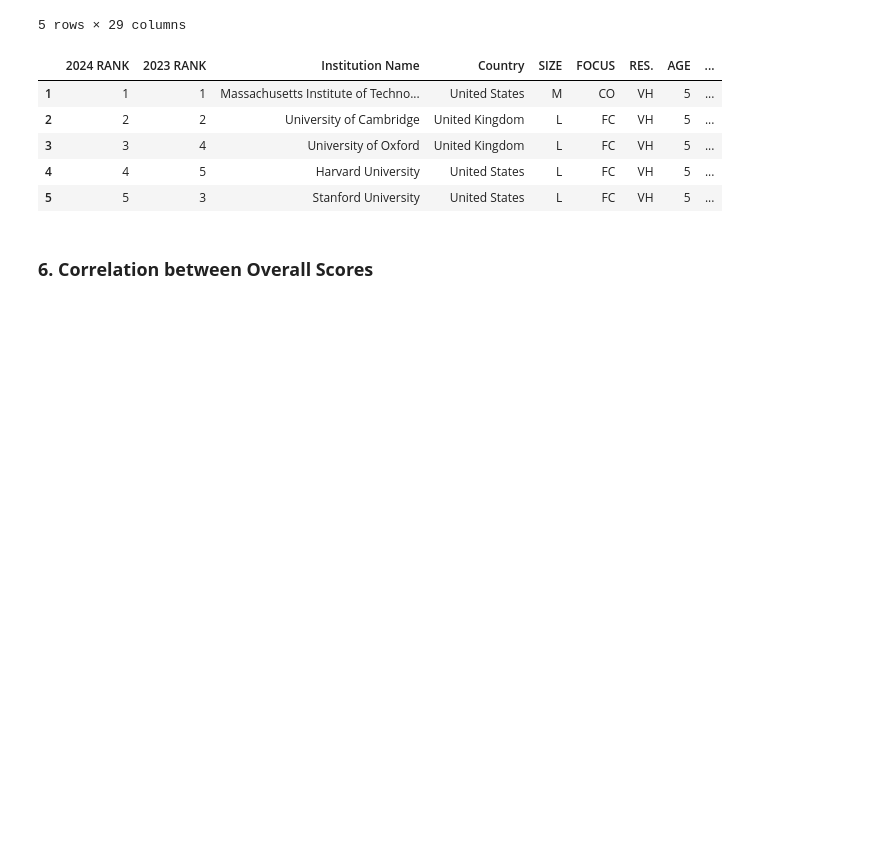
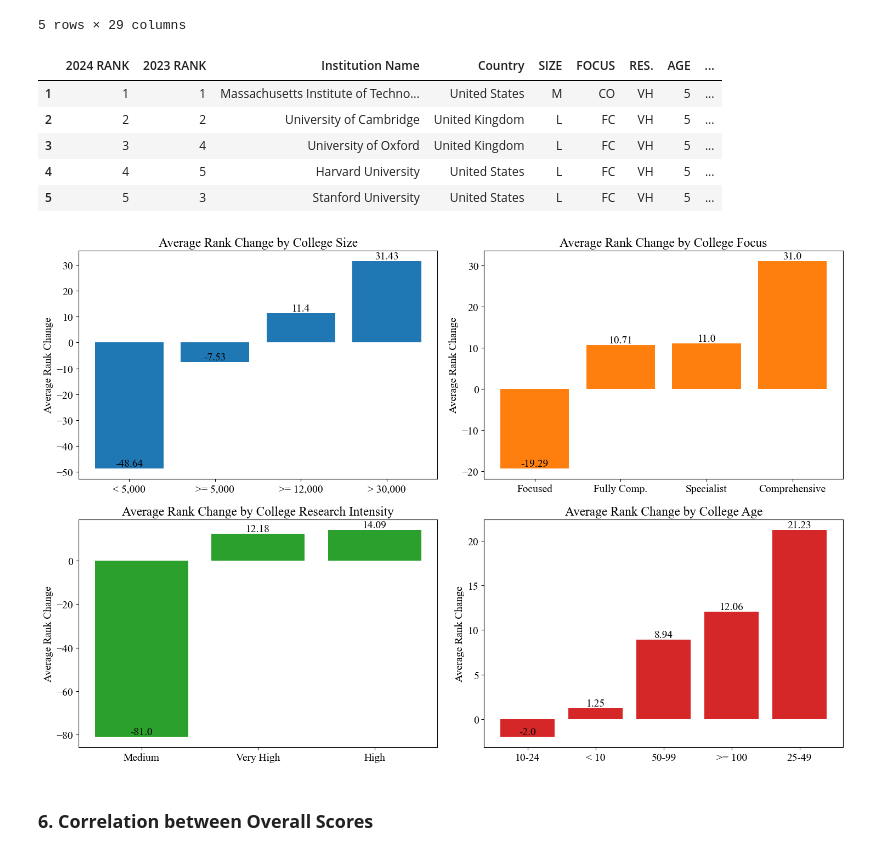
Before and after one commit to VUDataSci/data-presentation-ewanlong, a Jupyter notebook: Ranking_analysis.ipynb, the cells around one changed output. Cells and saved outputs as stored; diff of their text form; code cells hidden in the pictures; blank space fills up the shorter version.

Commit message:
Add plt plots for the last two questions

```diff
--- a/Ranking_analysis.ipynb
+++ b/Ranking_analysis.ipynb
@@ -493,6 +494,44 @@ fig.update_layout(
 
 # Show the figure
 fig.show()
+# %%
+# Define the number of rows and columns for the subplots
+row_n = 2
+col_n = 2
+
+# Calculate the mean of the 'Rank Change' column within each group and then sort them in ascending order based on the mean values
+change_by_size = qs_data.groupby('SIZE')['Rank Change'].mean().sort_values()
+change_by_focus = qs_data.groupby('FOCUS')['Rank Change'].mean().sort_values()
+change_by_res = qs_data.groupby('RES.')['Rank Change'].mean().sort_values()
+change_by_age = qs_data.groupby('AGE')['Rank Change'].mean().sort_values()
+
+# Prepare figure and axes
+fig, axs = plt.subplots(nrows=row_n, ncols=col_n, figsize=(15, 10))
+
+# List of data to plot
+change_by_categories = [change_by_size, change_by_focus, change_by_res, change_by_age]
+category_titles = ['College Size', 'College Focus', 'College Research Intensity', 'College Age']
+
+# Plot data
+for i, ax in enumerate(axs.flatten()):
+    data_to_plot = change_by_categories[i]
+    bars = ax.bar(data_to_plot.index.astype(str), data_to_plot.values, color=plt.cm.tab10(i))
+    ax.set_title(f'Average Rank Change by {category_titles[i]}')
+    ax.set_ylabel('Average Rank Change')
+
+    # Adding labels to each bar
+    for bar in bars:
+        yval = bar.get_height()
+        ax.text(bar.get_x() + bar.get_width()/2, yval, round(yval, 2), va='bottom', ha='center')
+
+
+# Adjust layout
+plt.tight_layout()
+
+# Show plot
+plt.show()
+# %% [output]
+[figure, added]
 # %% [markdown]
 ### **6. Correlation between Overall Scores**
 # %%
```
Also changed, not shown: parts of 3 cells of this notebook.
